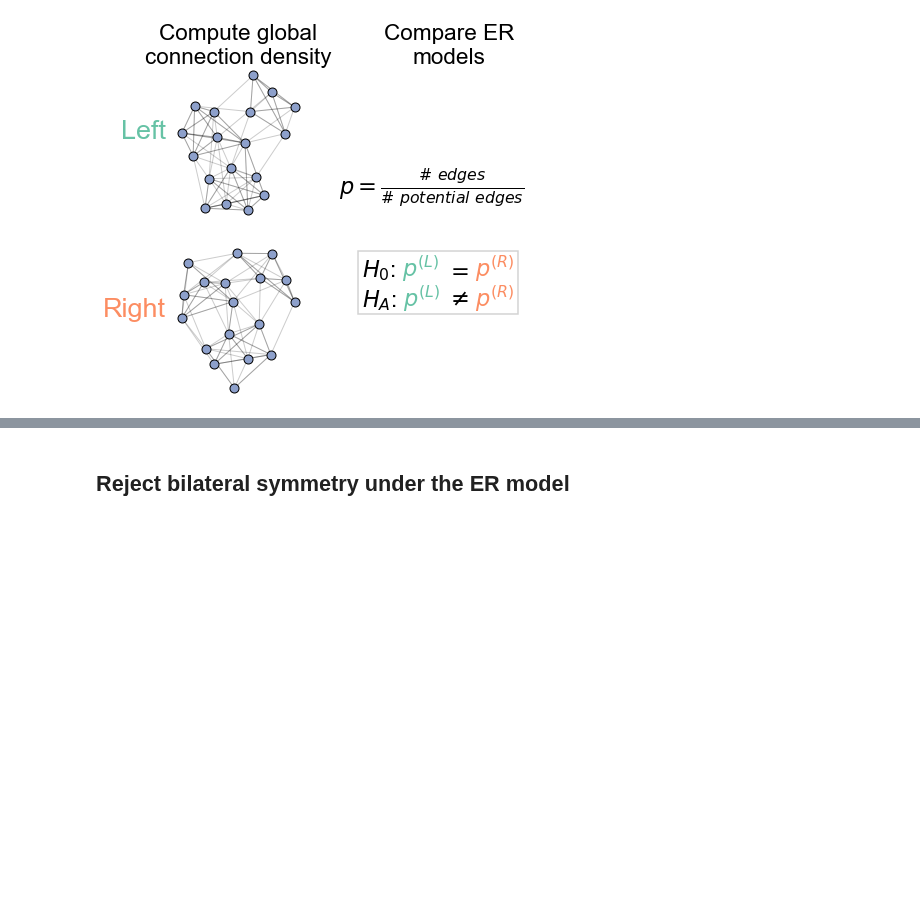
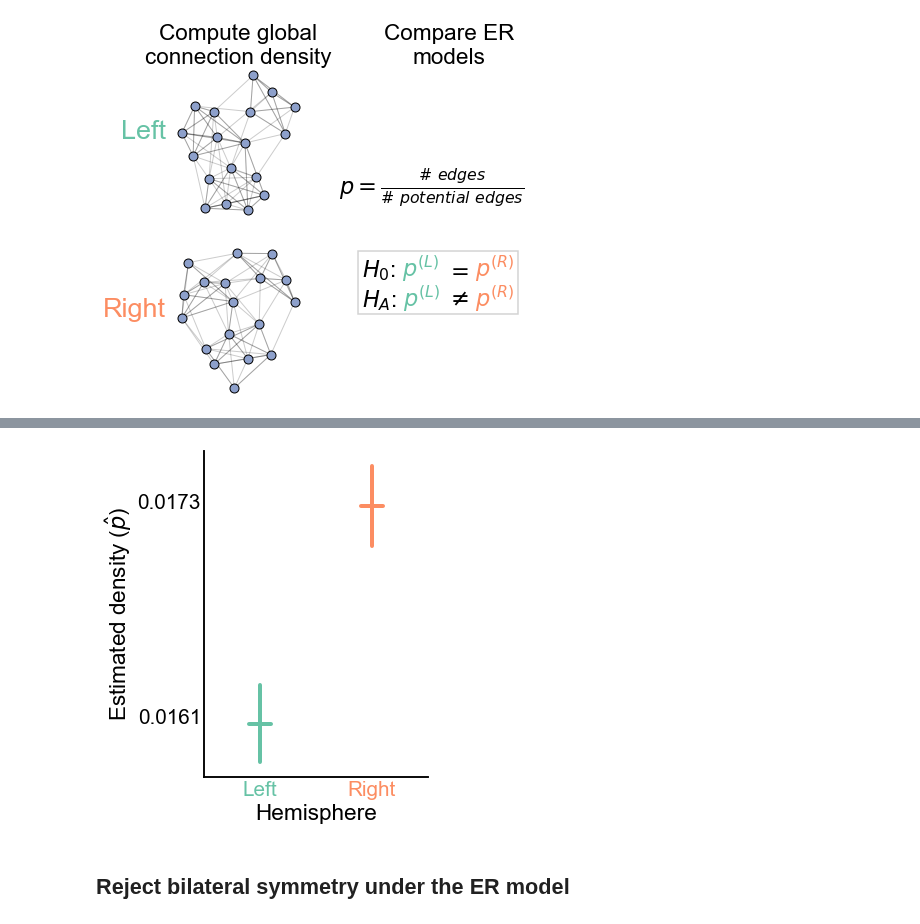
Before and after one commit to neurodata/bilateral-connectome, a Jupyter notebook: docs/er_unmatched_test.ipynb, the cells around one changed output, grey strips where cells are left out. Cells and saved outputs as stored; diff of their text form; code cells hidden in the pictures; blank space fills up the shorter version.

```diff
--- a/docs/er_unmatched_test.ipynb
+++ b/docs/er_unmatched_test.ipynb
@@ -295,31 +260,3 @@ glue("density_right", density_right)
 
 n_edges_left = misc["observed1"]
 n_edges_right = misc["observed2"]
-# %%
-fig, ax = plt.subplots(1, 1, figsize=(6, 6))
-
-ax.bar(0, density_left, color=network_palette["Left"])
-ax.bar(1, density_right, color=network_palette["Right"])
-
-coverage = 0.99
-coverage_percentage = coverage * 100
-glue("coverage_percentage", coverage_percentage)
-
-left_lower, left_upper = proportion_confint(
-    n_edges_left, n_possible_left, alpha=1 - coverage, method="beta"
-)
-right_lower, right_upper = proportion_confint(
-    n_edges_right, n_possible_right, alpha=1 - coverage, method="beta"
-)
-
-ax.plot([0, 0], [left_lower, left_upper], color="black", linewidth=4)
-ax.plot([1, 1], [right_lower, right_upper], color="black", linewidth=4)
-
-ax.set(
-    xlabel="Hemisphere",
-    xticks=[0, 1],
-    xticklabels=["Left", "Right"],
-    ylabel=r"Estimated density ($\hat{p}$)",
-)
-
-gluefig("er_density", fig)
@@ -328,0 +263,6 @@ gluefig("er_density", fig)
+# %%
+
+plot_density(misc, palette=network_palette)
+
+gluefig("er_density", fig)
+# %% [output]
@@ -329,3 +270,4 @@ gluefig("er_density", fig)
+[figure, added]
 # %% [markdown]
 ## Reject bilateral symmetry under the ER model
 # %% [markdown]
```
Also changed, not shown: parts of 8 cells of this notebook, 18 other files.
